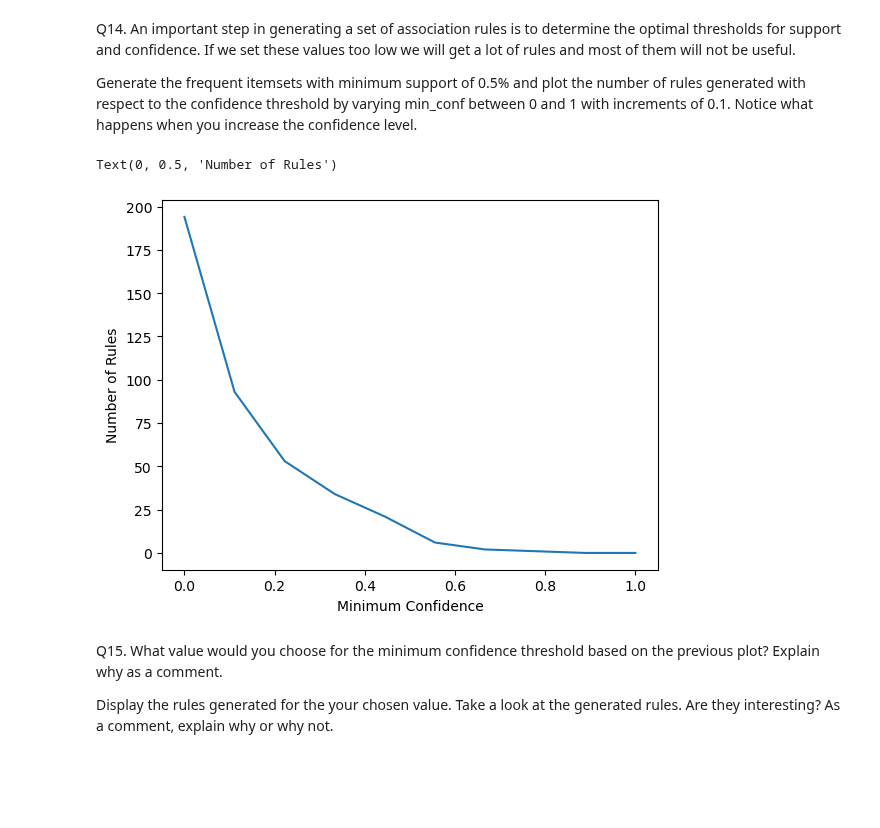
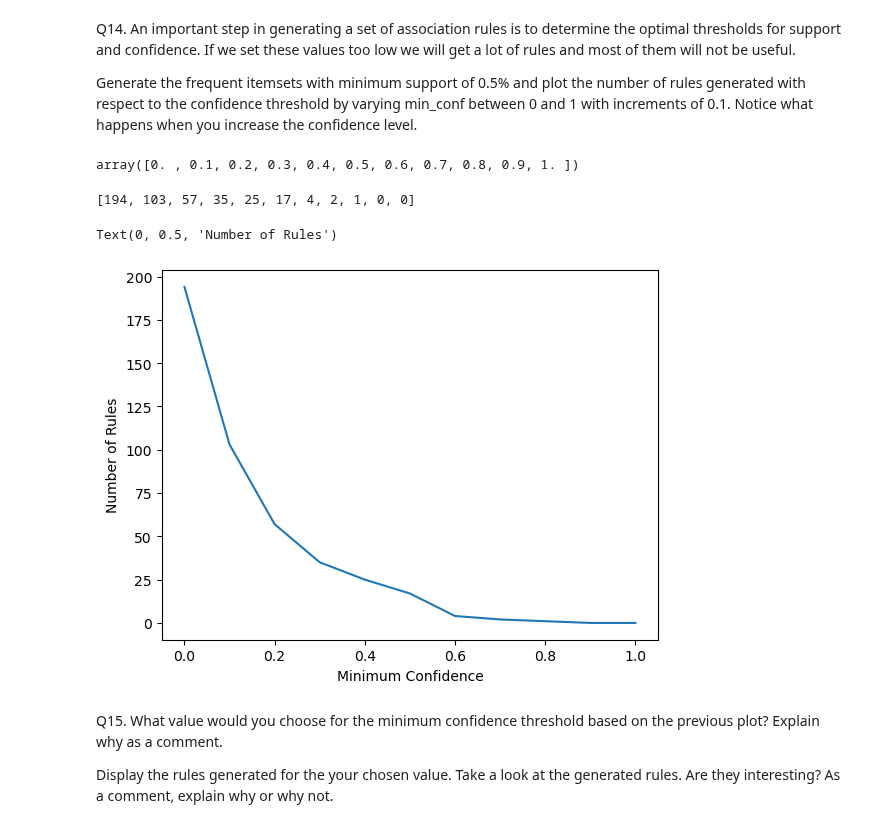
Before and after one commit to aJimenez19037/CS363M-HW, a Jupyter notebook: HW6/HW 6 - Q-Learning & Association Analysis.ipynb, the cells around one changed output. Cells and saved outputs as stored; diff of their text form; code cells hidden in the pictures; blank space fills up the shorter version.

```diff
--- a/HW6/HW 6 - Q-Learning & Association Analysis.ipynb
+++ b/HW6/HW 6 - Q-Learning & Association Analysis.ipynb
@@ -654,19 +654,22 @@ Generate the frequent itemsets with minimum support of 0.5% and plot the number
 # %%
 # your code goes here
 
-sets = apriori(df, min_support=0.005)
+sets = apriori(df, min_support=0.005, use_colnames=True)
 
-minconf = np.linspace(0, 1, 10)
+minconf = np.linspace(0, 1, 11)
+display(minconf)
 rules = []
 for i in minconf:
   rules.append(association_rules(sets, num_itemsets=0, metric='confidence', min_threshold=i).shape[0])
-
+display(rules)
 plt.plot(minconf, rules)
 plt.xlabel('Minimum Confidence')
 plt.ylabel('Number of Rules')
 # %% [output]
-Text(0, 0.5, 'Number of Rules')
+array([0. , 0.1, 0.2, 0.3, 0.4, 0.5, 0.6, 0.7, 0.8, 0.9, 1. ])
+[194, 103, 57, 35, 25, 17, 4, 2, 1, 0, 0]
+Text(0, 0.5, 'Number of Rules')
-[figure, old version]
+[figure, new version]
 # %% [markdown]
 Q15. What value would you choose for the minimum confidence threshold based on the previous plot? Explain why as a comment.
 
```
Also changed, not shown: parts of 2 cells of this notebook.
